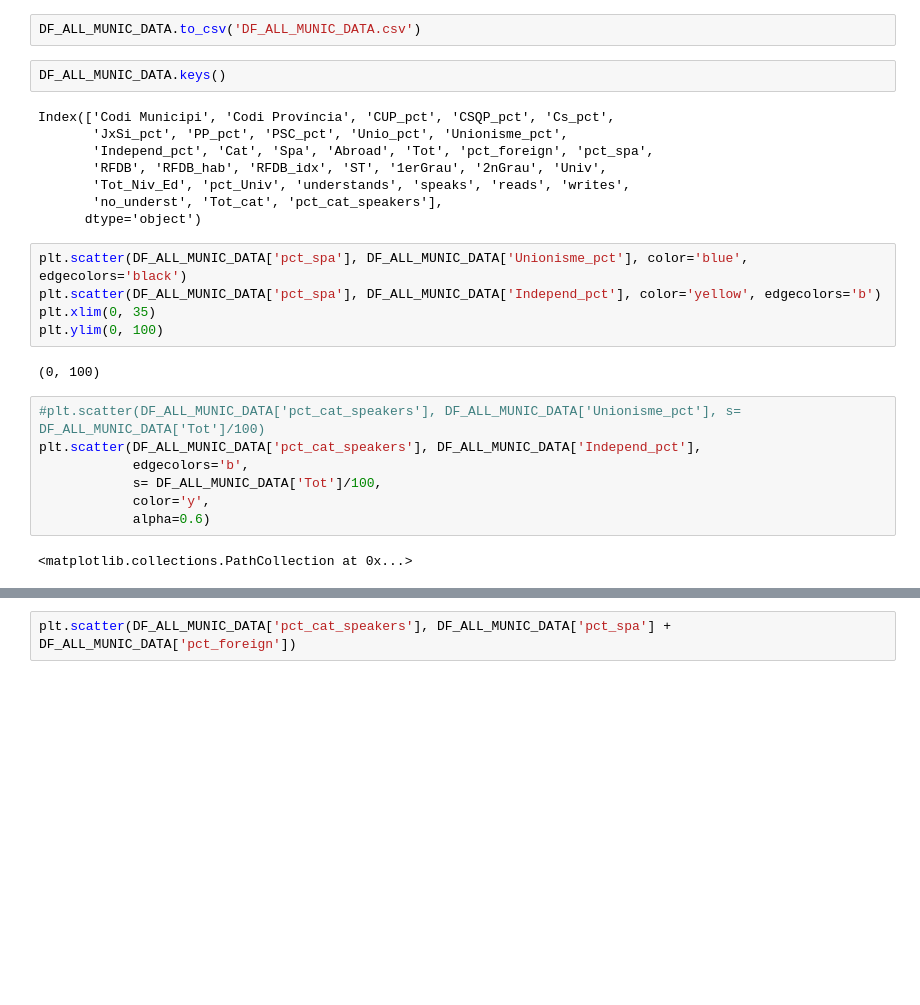
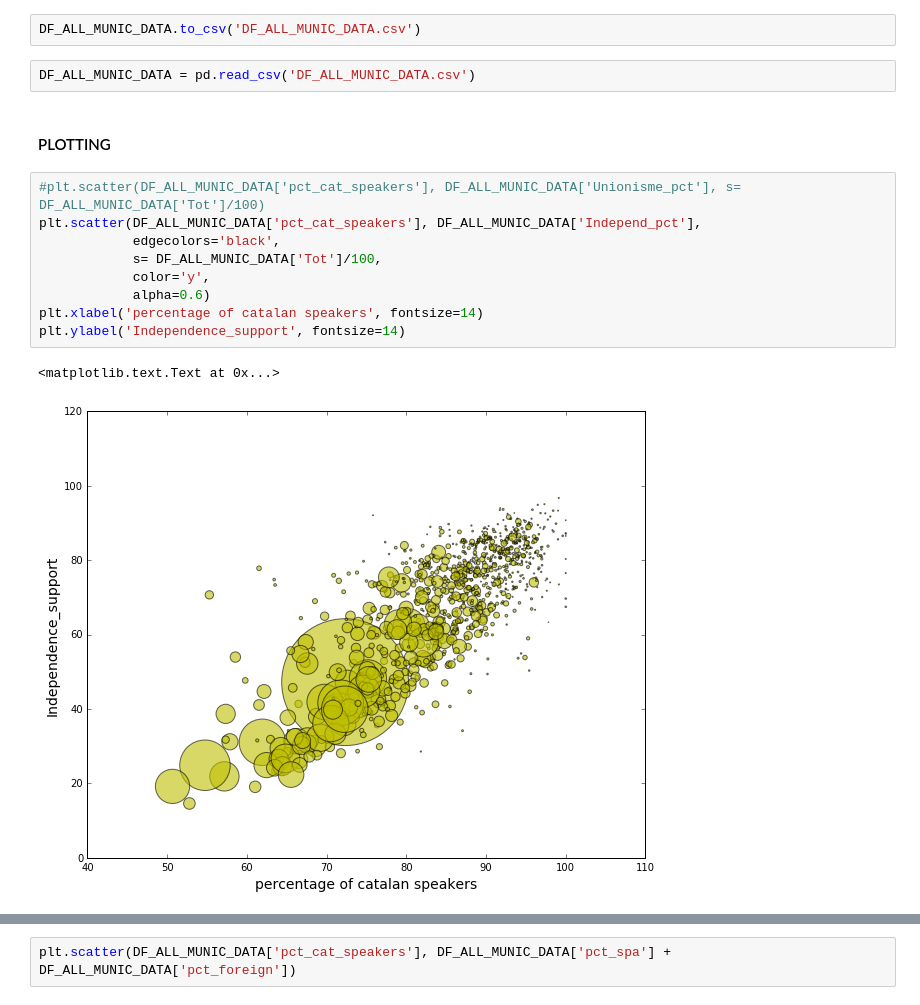
Before and after one commit to pgervila/catalan_elections_analysis, a Jupyter notebook: catalan_elections.ipynb, the cells around one changed output, grey strips where cells are left out. Drawn from its saved outputs; the diff is of its cells as text; blank space fills up the shorter version.

Commit message:
Improved graphs, 1st attempt

```diff
--- a/catalan_elections.ipynb
+++ b/catalan_elections.ipynb
@@ -152,29 +180,19 @@ all_stats = all_stats.set_index('Municipi')
 DF_ALL_MUNIC_DATA = df_pct_vote_info.join(all_stats)
 # %%
 DF_ALL_MUNIC_DATA.to_csv('DF_ALL_MUNIC_DATA.csv')
-# %%
-DF_ALL_MUNIC_DATA.keys()
-# %% [output]
-Index(['Codi Municipi', 'Codi Província', 'CUP_pct', 'CSQP_pct', 'Cs_pct',
-       'JxSi_pct', 'PP_pct', 'PSC_pct', 'Unio_pct', 'Unionisme_pct',
-       'Independ_pct', 'Cat', 'Spa', 'Abroad', 'Tot', 'pct_foreign', 'pct_spa',
-       'RFDB', 'RFDB_hab', 'RFDB_idx', 'ST', '1erGrau', '2nGrau', 'Univ',
-       'Tot_Niv_Ed', 'pct_Univ', 'understands', 'speaks', 'reads', 'writes',
-       'no_underst', 'Tot_cat', 'pct_cat_speakers'],
-      dtype='object')
-# %%
-plt.scatter(DF_ALL_MUNIC_DATA['pct_spa'], DF_ALL_MUNIC_DATA['Unionisme_pct'], color='blue', edgecolors='black')
-plt.scatter(DF_ALL_MUNIC_DATA['pct_spa'], DF_ALL_MUNIC_DATA['Independ_pct'], color='yellow', edgecolors='b')
-plt.xlim(0, 35)
-plt.ylim(0, 100)
-# %% [output]
-(0, 100)
+# %%
+DF_ALL_MUNIC_DATA = pd.read_csv('DF_ALL_MUNIC_DATA.csv')
+# %% [markdown]
+#### PLOTTING
 # %%
 #plt.scatter(DF_ALL_MUNIC_DATA['pct_cat_speakers'], DF_ALL_MUNIC_DATA['Unionisme_pct'], s= DF_ALL_MUNIC_DATA['Tot']/100)
 plt.scatter(DF_ALL_MUNIC_DATA['pct_cat_speakers'], DF_ALL_MUNIC_DATA['Independ_pct'],
-            edgecolors='b',
+            edgecolors='black',
             s= DF_ALL_MUNIC_DATA['Tot']/100,
             color='y',
             alpha=0.6)
+plt.xlabel('percentage of catalan speakers', fontsize=14)
+plt.ylabel('Independence_support', fontsize=14)
 # %% [output]
-<matplotlib.collections.PathCollection at 0x...>
+<matplotlib.text.Text at 0x...>
+[figure, added]
```
Also changed, not shown: parts of 18 cells of this notebook.
